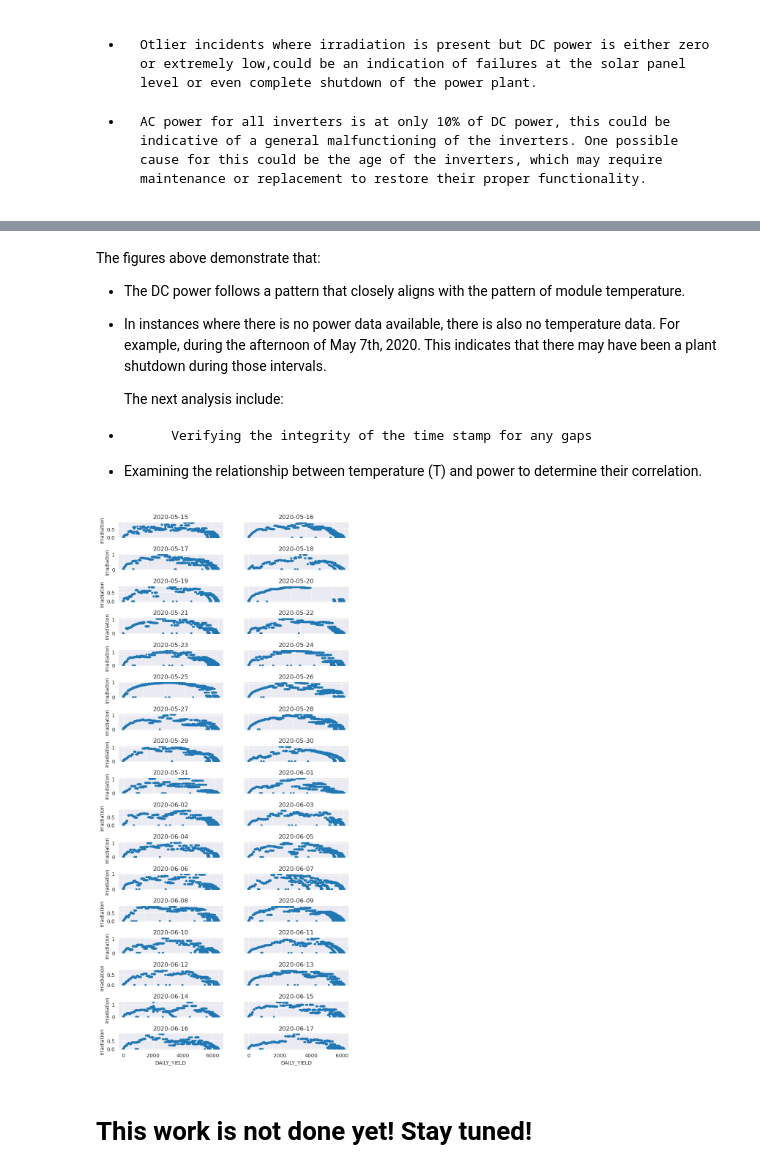
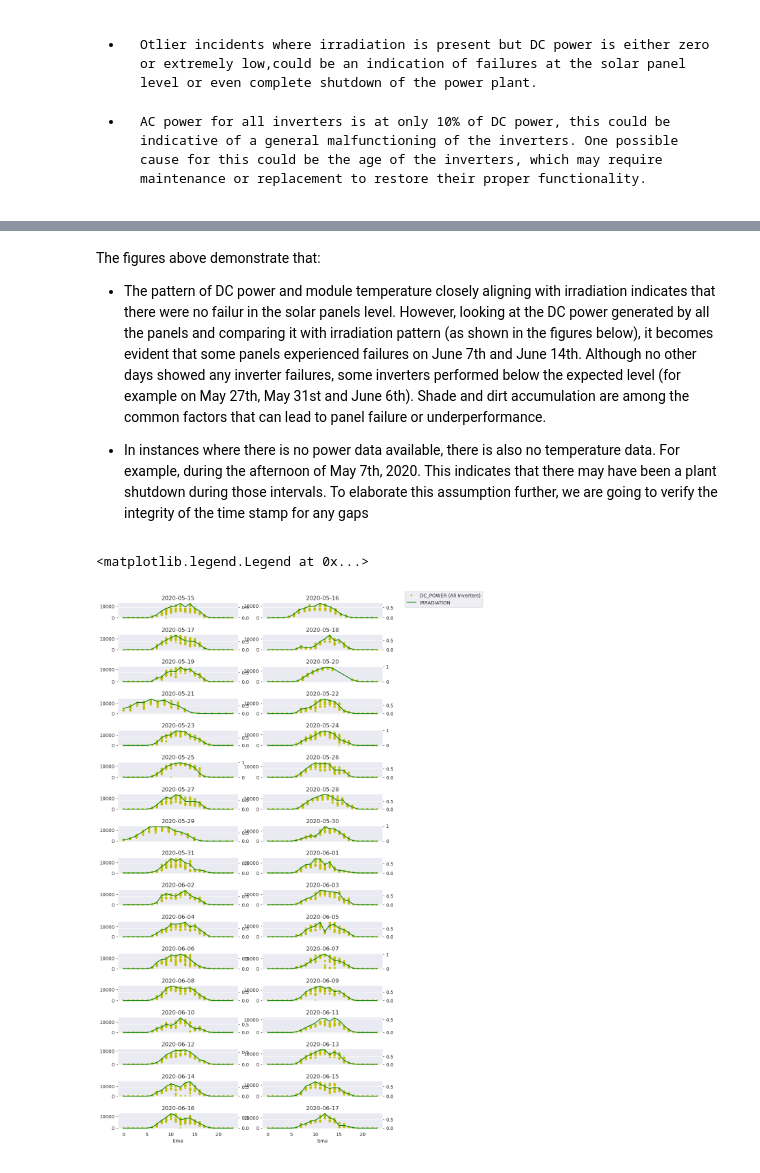
Before and after one commit to sedimir/SediMir, a Jupyter notebook: solar-power-generation.ipynb, the cells around one changed output, grey strips where cells are left out. Saved outputs shown, nothing was run; the diff lists cells and outputs as text; code cells hidden in the pictures.

Commit message:
Kaggle Notebook | Using Data Analytics to Manage a Solar Power Plant | Version 17

```diff
--- a/solar-power-generation.ipynb
+++ b/solar-power-generation.ipynb
@@ -238,4 +232,16 @@ cols3=gen_sen.groupby(['time','Day'])['AMBIENT_TEMPERATURE'].mean().unstack()
 # %%
+from sklearn.preprocessing import MinMaxScaler, StandardScaler
+col_normalized=['DC_POWER','MODULE_TEMPERATURE','AMBIENT_TEMPERATURE','IRRADIATION']
+df=gen_sen[col_normalized]
+scaler=StandardScaler()
+df_normalized= pd.DataFrame(scaler.fit_transform(df), columns=col_normalized).assign(time=gen_sen.time,Day=gen_sen.Day)
+
+days=df_normalized.Day.unique()
+cols1=df_normalized.groupby(['time','Day'])['DC_POWER'].mean().unstack()
+cols2=df_normalized.groupby(['time','Day'])['MODULE_TEMPERATURE'].mean().unstack()
+cols3=df_normalized.groupby(['time','Day'])['AMBIENT_TEMPERATURE'].mean().unstack()
+cols4=df_normalized.groupby(['time','Day'])['IRRADIATION'].mean().unstack()
+
 f, ax = plt.subplots(17, 2, figsize=(15, 30), sharex=True)
 f.subplots_adjust(hspace=1)
 
@@ -245,18 +251,17 @@ handles,labels=[],[]
 for a in range(0, 17):
     for b in range(0, 2):
         ax1 = ax[a, b]
-        ax2 = ax1.twinx()
         cols1.plot(sharex=True,sharey=True, y=cols1.columns[i], color='green', ax=ax1, legend=False, label='DC POWER')
-        cols2.plot(sharex=True,sharey=True, y=cols2.columns[i], style='b.', ax=ax2, legend=False, label='Module T')
-        cols3.plot(sharex=True,sharey=True, y=cols3.columns[i], style='g*', ax=ax2, legend=False, label='Ambient T')
+        cols2.plot(sharex=True,sharey=True, y=cols2.columns[i], style='b.', ax=ax1, legend=False, label='Module T')
+        cols3.plot(sharex=True,sharey=True, y=cols3.columns[i], style='g*', ax=ax1, legend=False, label='Ambient T')
+        cols4.plot(sharex=True,sharey=True, y=cols4.columns[i], style='--',color='orange', ax=ax1, legend=False, label='Irradiation')
         ax1.set_title(days[i])
         ax1.set_xlabel('time')
-        ax1.set_ylabel('kWh')
-        ax2.set_ylabel('T \u2103')
+        ax1.set_ylabel('')
         ax1.label_outer()
         i += 1
 
-handles, labels=[ax1.lines[0],ax2.lines[0],ax2.lines[1]],['DC Power','Module T','Ambient T']
+handles, labels=[ax1.lines[0],ax1.lines[1],ax1.lines[2],ax1.lines[3]],['DC Power','Module T','Ambient T','Irradiation']
 f.legend(handles,labels,bbox_to_anchor=(1.04,0.90))
 # %% [output]
 <matplotlib.legend.Legend at 0x...>
@@ -265,32 +270,29 @@ f.legend(handles,labels,bbox_to_anchor=(1.04,0.90))
 <font size='+1'>
 The figures above demonstrate that:
 
-* The DC power follows a pattern that closely aligns with the pattern of module temperature.
-* In instances where there is no power data available, there is also no temperature data. For example, during the afternoon of May 7th, 2020. This indicates that there may have been a plant shutdown during those intervals.
+* The pattern of DC power and module temperature closely aligning with irradiation indicates that there were no failur in the solar panels level. However, looking at the DC power generated by all the panels and comparing it with irradiation pattern (as shown in the figures below), it becomes evident that some panels experienced failures on June 7th and June 14th. Although no other days showed any inverter failures, some inverters performed below the expected level (for example on May 27th, May 31st and June 6th). Shade and dirt accumulation are among the common factors that can lead to panel failure or underperformance.
 
-    The next analysis include:
-
-*         Verifying the integrity of the time stamp for any gaps
-* Examining the relationship between temperature (T) and power to determine their correlation.
+* In instances where there is no power data available, there is also no temperature data. For example, during the afternoon of May 7th, 2020. This indicates that there may have been a plant shutdown during those intervals. To elaborate this assumption further, we are going to verify the integrity of the time stamp for any gaps
 
 
 
 </font>
 # %%
 days=gen_sen.Day.unique()
-f,ax=plt.subplots(17,2,figsize=(7,15))
-plt.tight_layout(pad=1)
+f,ax=plt.subplots(17,2,figsize=(10,20))
+f.subplots_adjust(hspace=1)
 i=0
 for a in range(0,17):
     for b in range(0,2):
-        gen_sen[gen_sen.Day==days[i]].plot(x='DAILY_YIELD',y='IRRADIATION',style='.',ax=ax[a,b],legend=False)
-        ax[a,b].set_title(days[i])
+        ax1=ax[a,b]
+        gen_sen[gen_sen.Day==days[i]].plot(sharex=True,x='time',y='DC_POWER',style='y.',ax=ax1,legend=False)
+        gen_sen[gen_sen.Day==days[i]].groupby('time').mean().plot(sharex=True,y='IRRADIATION',color='green',ax=ax1,legend=False,secondary_y=True)
+        ax1.set_title(days[i])
         i+=1
-for ax in ax.flat:
-    ax.set(xlabel='DAILY_YIELD')
-    ax.set(ylabel='Irradiation')
-    ax.label_outer()
+
+
+handles, labels=[ax1.lines[0],ax1.right_ax.lines[0]],['DC_POWER (All Inverters)','IRRADIATION']
+f.legend(handles,labels,bbox_to_anchor=(1.2,0.90))
 # %% [output]
+<matplotlib.legend.Legend at 0x...>
-[figure, old version]
+[figure, new version]
-# %% [markdown]
-# This work is not done yet! Stay tuned!
```
Also changed, not shown: parts of 8 cells of this notebook.
